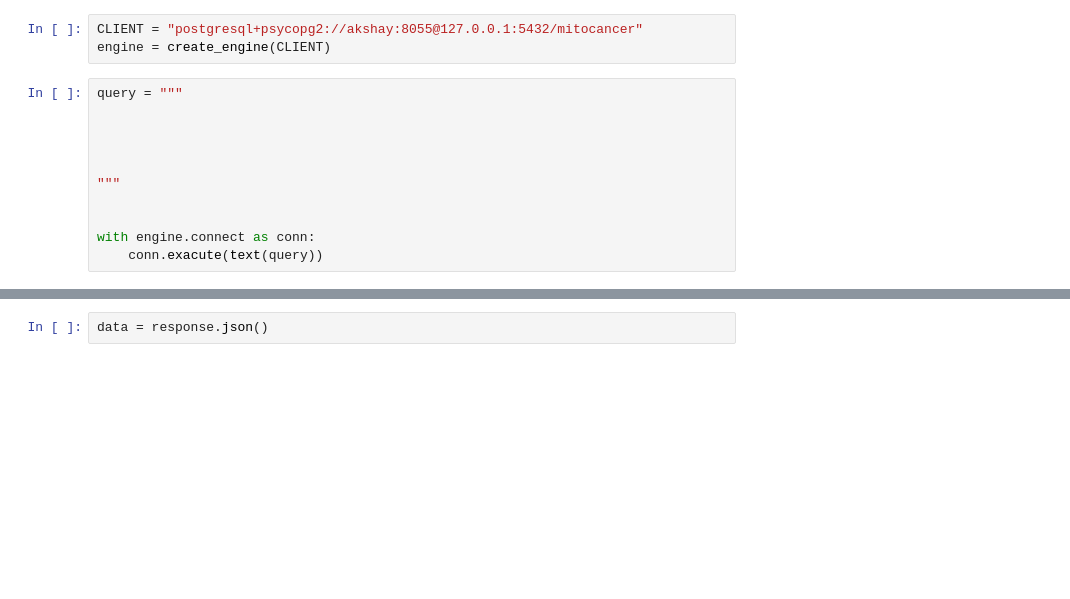
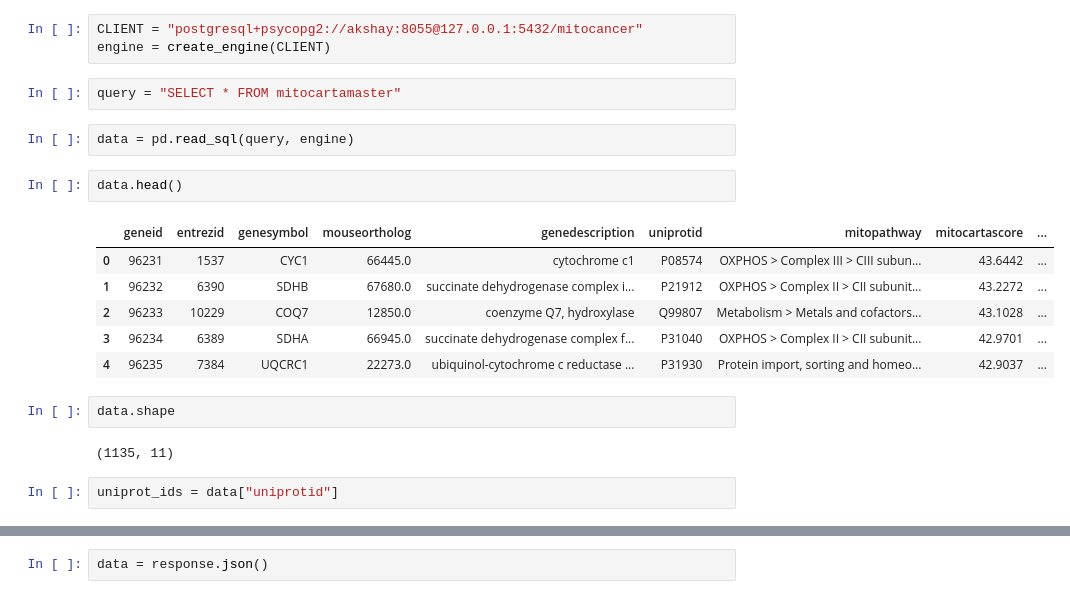
Before and after one commit to akshayoo/MitoCancer, a Jupyter notebook: utils/text.ipynb, the cells around one changed output, grey strips where cells are left out. Cells and saved outputs as stored; diff of their text form; blank space fills up the shorter version.

```diff
--- a/utils/text.ipynb
+++ b/utils/text.ipynb
@@ -88,14 +88,22 @@ from sqlalchemy import create_engine, text
 # %%
 CLIENT = "postgresql+psycopg2://akshay:8055@127.0.0.1:5432/mitocancer"
 engine = create_engine(CLIENT)
-# %%
-query = """
-
-
-
-
-"""
-
-
-with engine.connect as conn:
-    conn.exacute(text(query))
+# %%
+query = "SELECT * FROM mitocartamaster"
+# %%
+data = pd.read_sql(query, engine)
+# %%
+data.head()
+# %% [output]
+|  | geneid | entrezid | genesymbol | mouseortholog | genedescription | uniprotid | mitopathway | mitocartascore | ... |
+| 0 | 96231 | 1537 | CYC1 | 66445.0 | cytochrome c1 | P08574 | OXPHOS > Complex III > CIII subun... | 43.6442 | ... |
+| 1 | 96232 | 6390 | SDHB | 67680.0 | succinate dehydrogenase complex i... | P21912 | OXPHOS > Complex II > CII subunit... | 43.2272 | ... |
+| 2 | 96233 | 10229 | COQ7 | 12850.0 | coenzyme Q7, hydroxylase | Q99807 | Metabolism > Metals and cofactors... | 43.1028 | ... |
+| 3 | 96234 | 6389 | SDHA | 66945.0 | succinate dehydrogenase complex f... | P31040 | OXPHOS > Complex II > CII subunit... | 42.9701 | ... |
+| 4 | 96235 | 7384 | UQCRC1 | 22273.0 | ubiquinol-cytochrome c reductase ... | P31930 | Protein import, sorting and homeo... | 42.9037 | ... |
+# %%
+data.shape
+# %% [output]
+(1135, 11)
+# %%
+uniprot_ids = data["uniprotid"]
```
Also changed, not shown: parts of 7 cells of this notebook, 7 other files.
